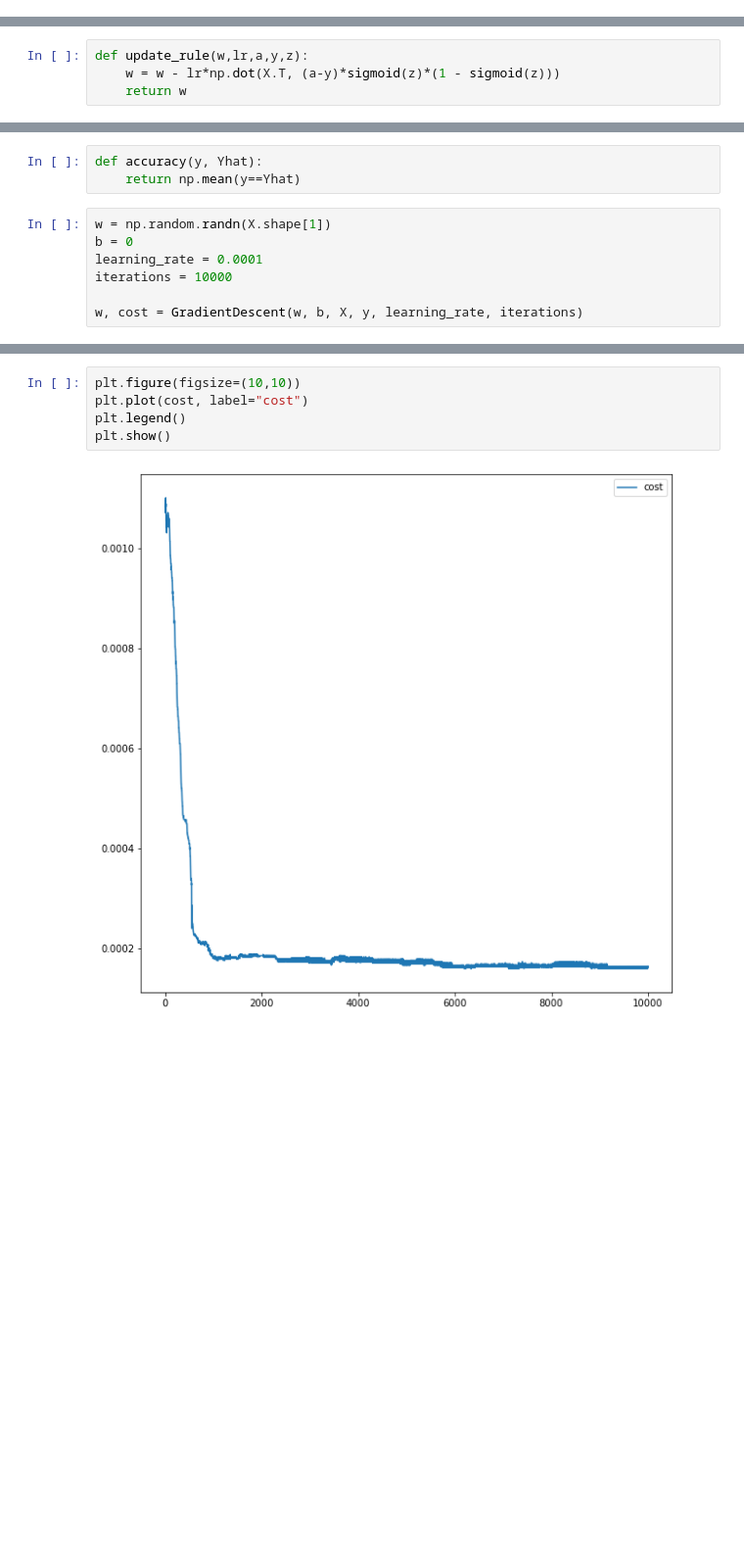
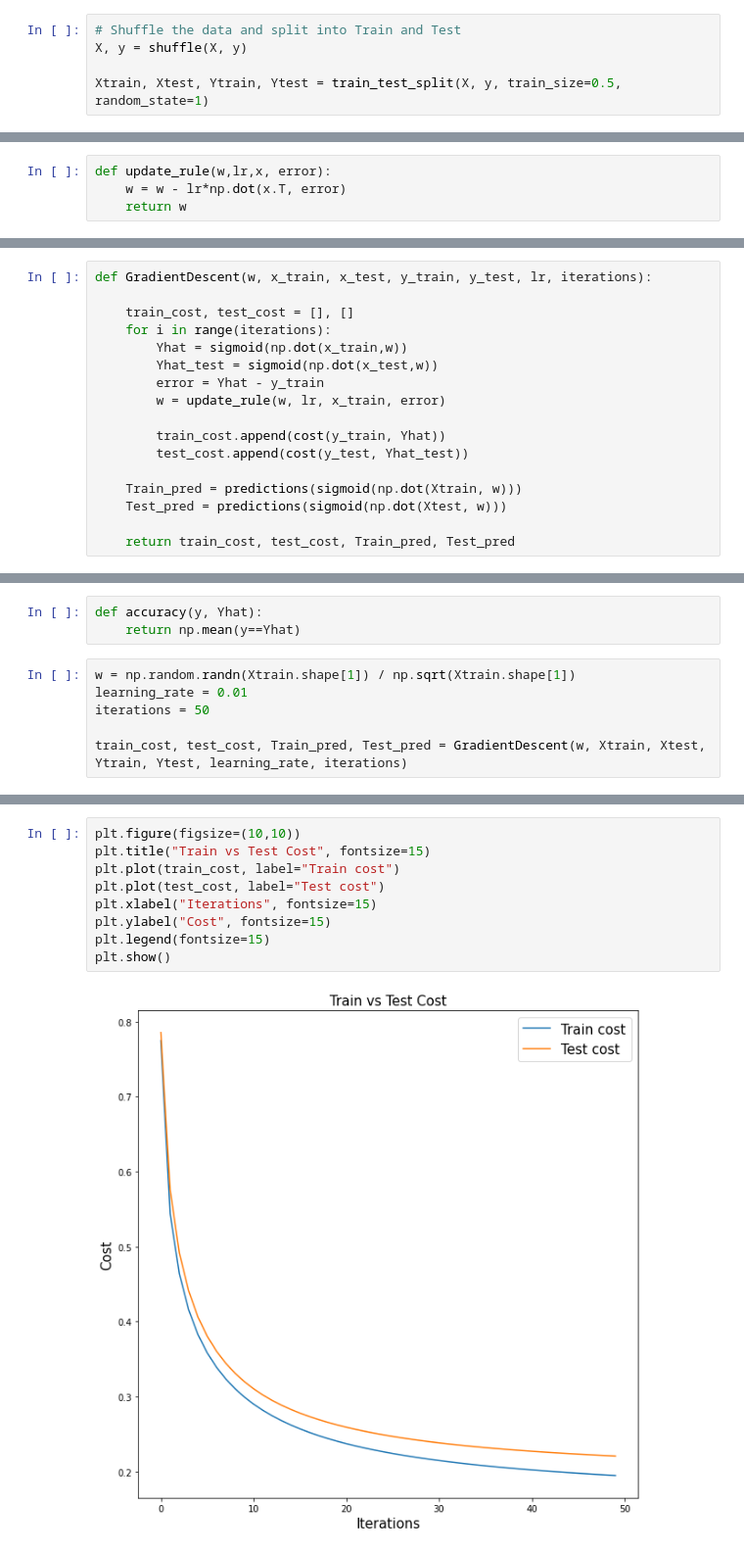
Before and after one commit to chirathlv/Machine-Learning, a Jupyter notebook: Logistic Regression Multi Dimension.ipynb, the cells around one changed output, grey strips where cells are left out. Shown at 98% size. Saved outputs shown, nothing was run; the diff lists cells and outputs as text; blank space fills up the shorter version.

```diff
--- a/Logistic Regression Multi Dimension.ipynb
+++ b/Logistic Regression Multi Dimension.ipynb
@@ -57,0 +71,5 @@ X.shape
+# %%
+# Shuffle the data and split into Train and Test
+X, y = shuffle(X, y)
+
+Xtrain, Xtest, Ytrain, Ytest = train_test_split(X, y, train_size=0.5, random_state=1)
@@ -58,4 +80,4 @@ X.shape
 # %%
-def update_rule(w,lr,a,y,z):
-    w = w - lr*np.dot(X.T, (a-y)*sigmoid(z)*(1 - sigmoid(z)))
+def update_rule(w,lr,x, error):
+    w = w - lr*np.dot(x.T, error)
     return w
@@ -73,0 +84,17 @@ def GradientDescent(w, b, X, y, lr, iterations):
+# %%
+def GradientDescent(w, x_train, x_test, y_train, y_test, lr, iterations):
+
+    train_cost, test_cost = [], []
+    for i in range(iterations):
+        Yhat = sigmoid(np.dot(x_train,w))
+        Yhat_test = sigmoid(np.dot(x_test,w))
+        error = Yhat - y_train
+        w = update_rule(w, lr, x_train, error)
+
+        train_cost.append(cost(y_train, Yhat))
+        test_cost.append(cost(y_test, Yhat_test))
+
+    Train_pred = predictions(sigmoid(np.dot(Xtrain, w)))
+    Test_pred = predictions(sigmoid(np.dot(Xtest, w)))
+
+    return train_cost, test_cost, Train_pred, Test_pred
@@ -81,9 +111,8 @@ def predictions(z):
 def accuracy(y, Yhat):
     return np.mean(y==Yhat)
 # %%
-w = np.random.randn(X.shape[1])
-b = 0
-learning_rate = 0.0001
-iterations = 10000
+w = np.random.randn(Xtrain.shape[1]) / np.sqrt(Xtrain.shape[1])
+learning_rate = 0.01
+iterations = 50
 
-w, cost = GradientDescent(w, b, X, y, learning_rate, iterations)
+train_cost, test_cost, Train_pred, Test_pred = GradientDescent(w, Xtrain, Xtest, Ytrain, Ytest, learning_rate, iterations)
@@ -95,7 +125,11 @@ accuracy(y, Yhat)
 # %%
 plt.figure(figsize=(10,10))
-plt.plot(cost, label="cost")
-plt.legend()
+plt.title("Train vs Test Cost", fontsize=15)
+plt.plot(train_cost, label="Train cost")
+plt.plot(test_cost, label="Test cost")
+plt.xlabel("Iterations", fontsize=15)
+plt.ylabel("Cost", fontsize=15)
+plt.legend(fontsize=15)
 plt.show()
 # %% [output]
-[figure, old version]
+[figure, new version]
```
Also changed, not shown: parts of 8 cells of this notebook.
